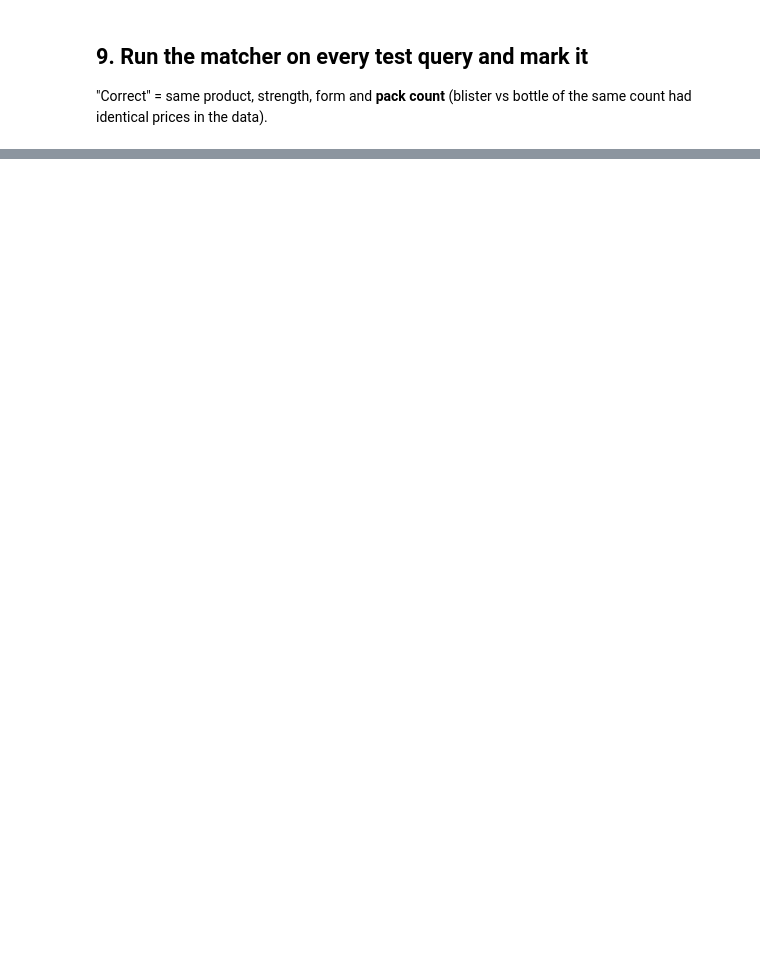
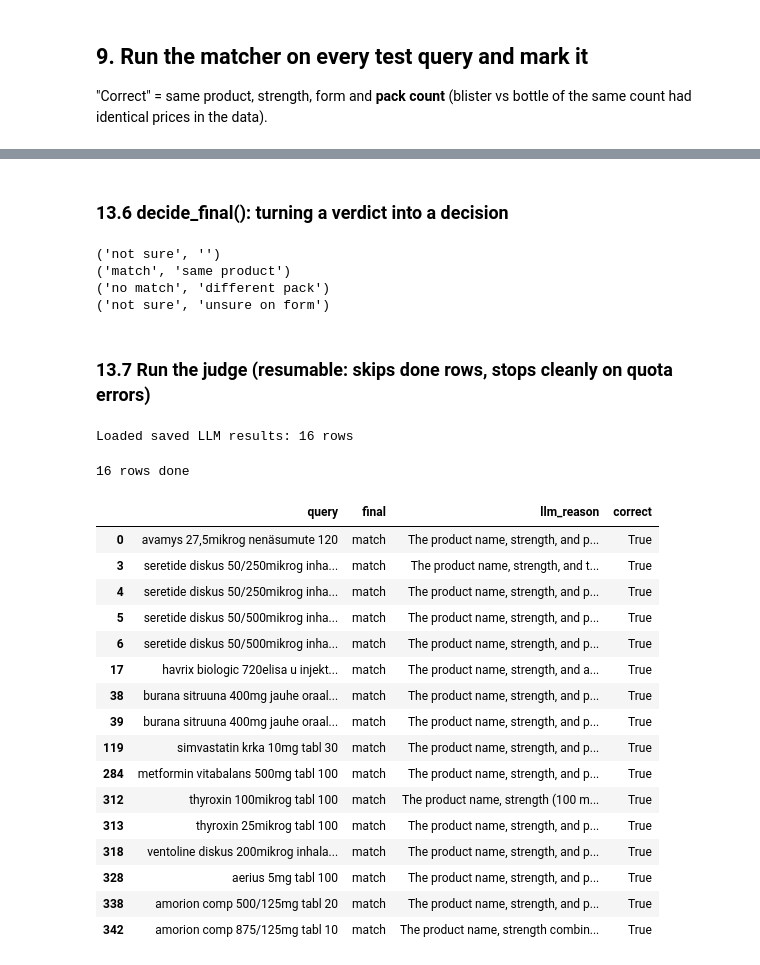
Before and after one commit to AadarshKr-11/pharma-product-matcher, a Jupyter notebook: pharma_matcher.ipynb, the cells around one changed output, grey strips where cells are left out. Cells and saved outputs as stored; diff of their text form; code cells hidden in the pictures; blank space fills up the shorter version.

```diff
--- a/pharma_matcher.ipynb
+++ b/pharma_matcher.ipynb
@@ -320,0 +544,75 @@ check[check["count"] > 1]
+# %% [markdown]
+### 13.6 decide_final(): turning a verdict into a decision
+# %%
+LLM_T = 0.8
+
+def decide_final(verdict):
+    if verdict is None:
+        return "not sure", ""
+    match, conf, reason = verdict
+    if match and conf >= LLM_T:
+        return "match", reason
+    if not match:
+        return "no match", reason
+    return "not sure", reason
+
+print(decide_final(None))
+print(decide_final((True, 0.95, "same product")))
+print(decide_final((False, 0.9, "different pack")))
+print(decide_final((True, 0.6, "unsure on form")))
+# %% [output]
+('not sure', '')
+('match', 'same product')
+('no match', 'different pack')
+('not sure', 'unsure on form')
+# %% [markdown]
+### 13.7 Run the judge (resumable: skips done rows, stops cleanly on quota errors)
+# %%
+if RUN_LLM:
+    for idx, row in unsure_final.iterrows():
+        if tests.loc[idx, "llm_done"]:        # already judged -> skip, no API call
+            continue
+        try:
+            llm_answer = ask_gemini(build_prompt(row["query"], row["predicted"]))
+        except errors.ClientError as e:
+            print("Stopped:", e.code, "- re-run later to continue")
+            break
+        verdict = parse_verdict(llm_answer)
+        final, reason = decide_final(verdict)
+        tests.loc[idx, ["final", "llm_reason", "llm_done"]] = [final, reason, True]
+        print(idx, row["query"], "→", verdict, "→", final)
+        time.sleep(2)
+
+    tests.to_csv("tests_with_llm.csv", index=False)
+    print(tests["llm_done"].sum(), "of", len(unsure_final), "done")
+
+else:
+    saved = pd.read_csv("tests_with_llm.csv")
+    for col in ["final", "llm_reason", "llm_done"]:
+        tests[col] = saved[col].values
+    tests["llm_reason"] = tests["llm_reason"].fillna("")
+    print("Loaded saved LLM results:", tests["llm_done"].sum(), "rows")
+# %% [output]
+Loaded saved LLM results: 16 rows
+# %%
+print(tests["llm_done"].sum(), "rows done")
+tests.loc[tests["decision"] == "not sure", ["query", "final", "llm_reason", "correct"]]
+# %% [output]
+16 rows done
+|  | query | final | llm_reason | correct |
+| 0 | avamys 27,5mikrog nenäsumute 120 | match | The product name, strength, and p... | True |
+| 3 | seretide diskus 50/250mikrog inha... | match | The product name, strength, and t... | True |
+| 4 | seretide diskus 50/250mikrog inha... | match | The product name, strength, and p... | True |
+| 5 | seretide diskus 50/500mikrog inha... | match | The product name, strength, and p... | True |
+| 6 | seretide diskus 50/500mikrog inha... | match | The product name, strength, and p... | True |
+| 17 | havrix biologic 720elisa u injekt... | match | The product name, strength, and a... | True |
+| 38 | burana sitruuna 400mg jauhe oraal... | match | The product name, strength, and p... | True |
+| 39 | burana sitruuna 400mg jauhe oraal... | match | The product name, strength, and p... | True |
+| 119 | simvastatin krka 10mg tabl 30 | match | The product name, strength, and p... | True |
+| 284 | metformin vitabalans 500mg tabl 100 | match | The product name, strength, and p... | True |
+| 312 | thyroxin 100mikrog tabl 100 | match | The product name, strength (100 m... | True |
+| 313 | thyroxin 25mikrog tabl 100 | match | The product name, strength, and p... | True |
+| 318 | ventoline diskus 200mikrog inhala... | match | The product name, strength, and p... | True |
+| 328 | aerius 5mg tabl 100 | match | The product name, strength, and p... | True |
+| 338 | amorion comp 500/125mg tabl 20 | match | The product name, strength, and p... | True |
+| 342 | amorion comp 875/125mg tabl 10 | match | The product name, strength combin... | True |
```
Also changed, not shown: parts of 33 cells of this notebook, 3 other files.
